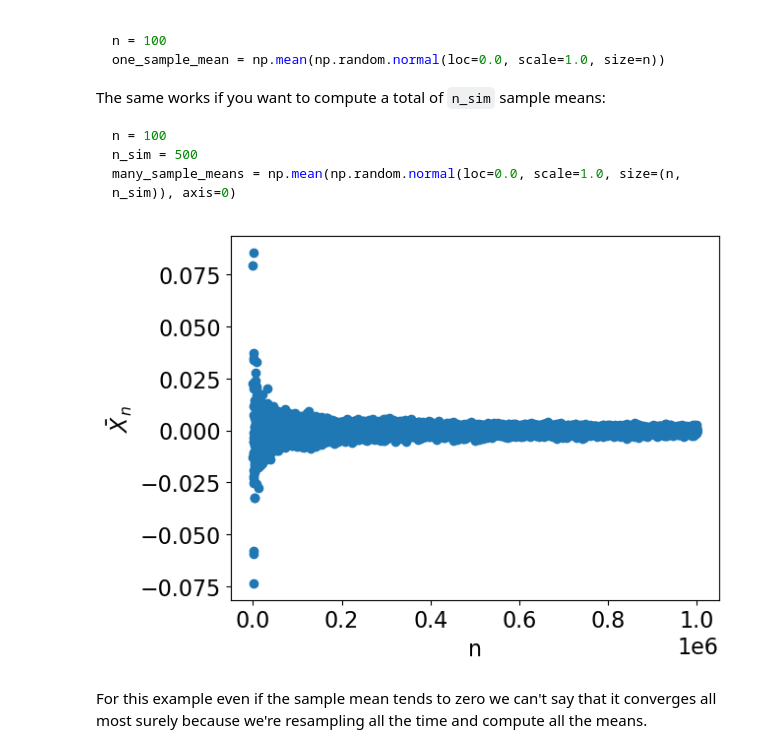
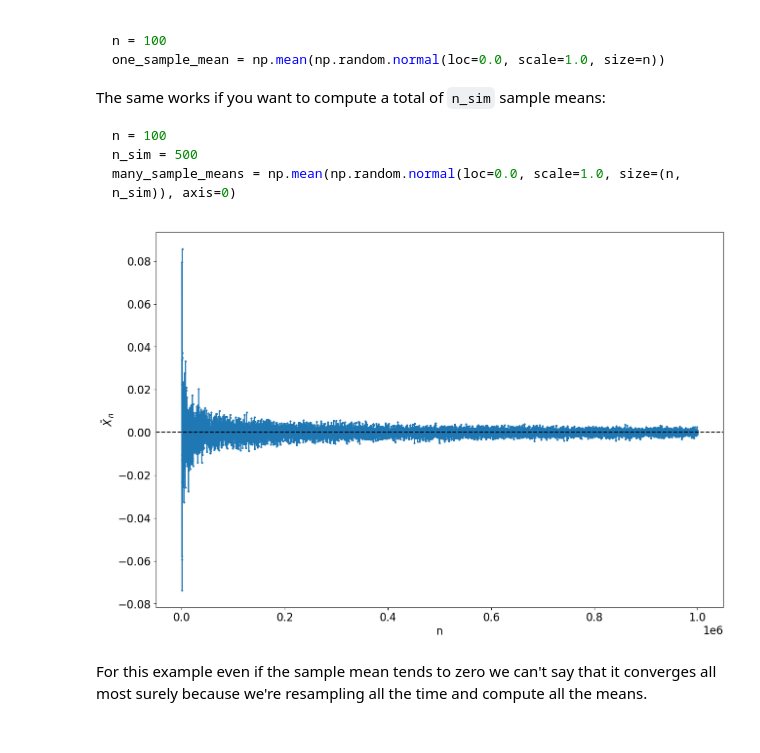
Before and after one commit to UCB-stat-201a-fall23/project02-KithminiHerath, a Jupyter notebook: Project02-Concentration.ipynb, the cells around one changed output. Drawn from its saved outputs; the diff is of its cells as text; code cells hidden in the pictures.

```diff
--- a/Project02-Concentration.ipynb
+++ b/Project02-Concentration.ipynb
@@ -61,12 +61,14 @@ sample_means = []
 for n in range(100,int(1e6),100):
     sample_means.append(np.mean(np.random.normal(loc=0.0, scale=1.0, size=n)))
 # %%
-plt.scatter(list(range(100,int(1e6),100)),sample_means)
+plt.figure(figsize=(15,10))
+plt.plot(list(range(100,int(1e6),100)),sample_means, marker = 'o', markersize=2)
+plt.axhline(y=0, color="black", linestyle="dashed")
 plt.xlabel("n")
 plt.ylabel(r"$\bar X_n$")
 plt.show()
 # %% [output]
-[figure, old version]
+[figure, new version]
 # %% [markdown]
 For this example even if the sample mean tends to zero we can't say that it converges all most surely because we're resampling all the time and compute all the means.
 # %% [markdown]
```
Also changed, not shown: parts of 6 cells of this notebook.
